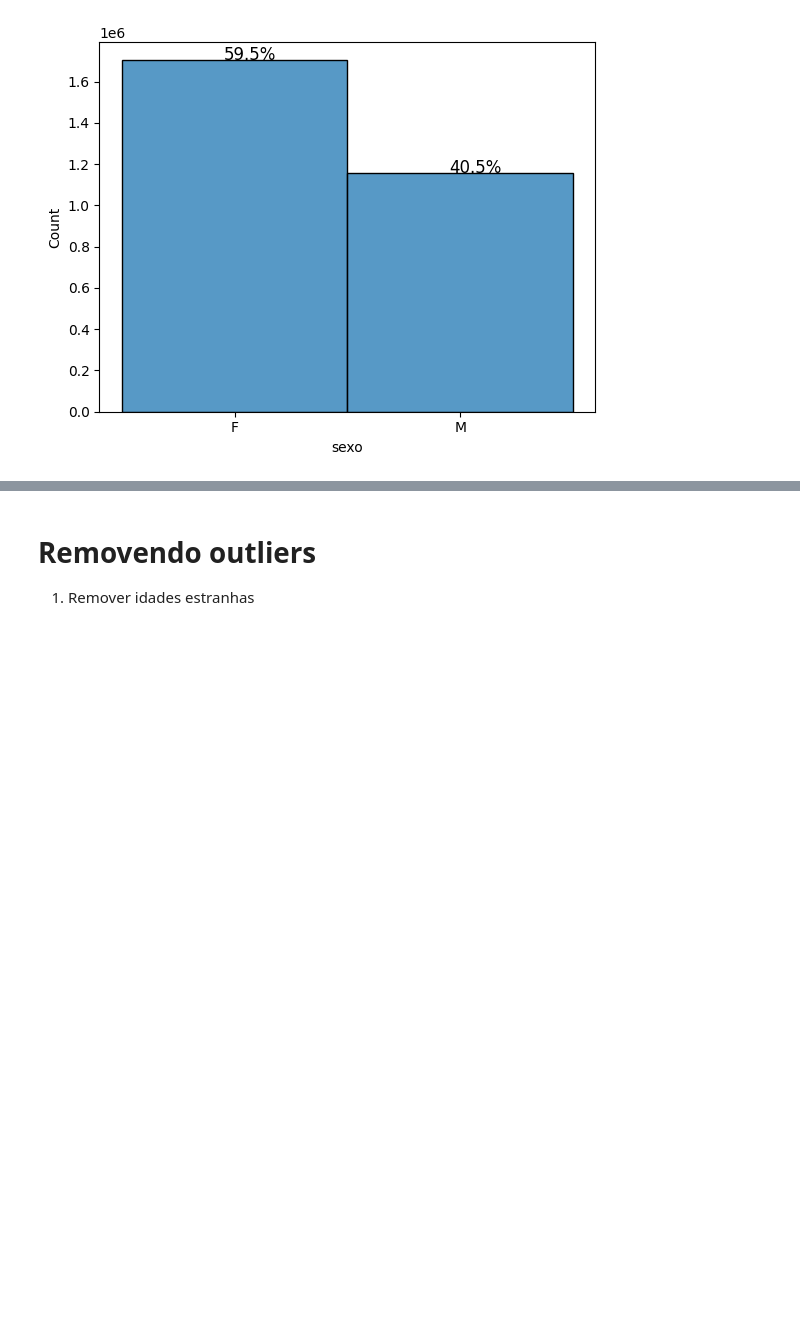
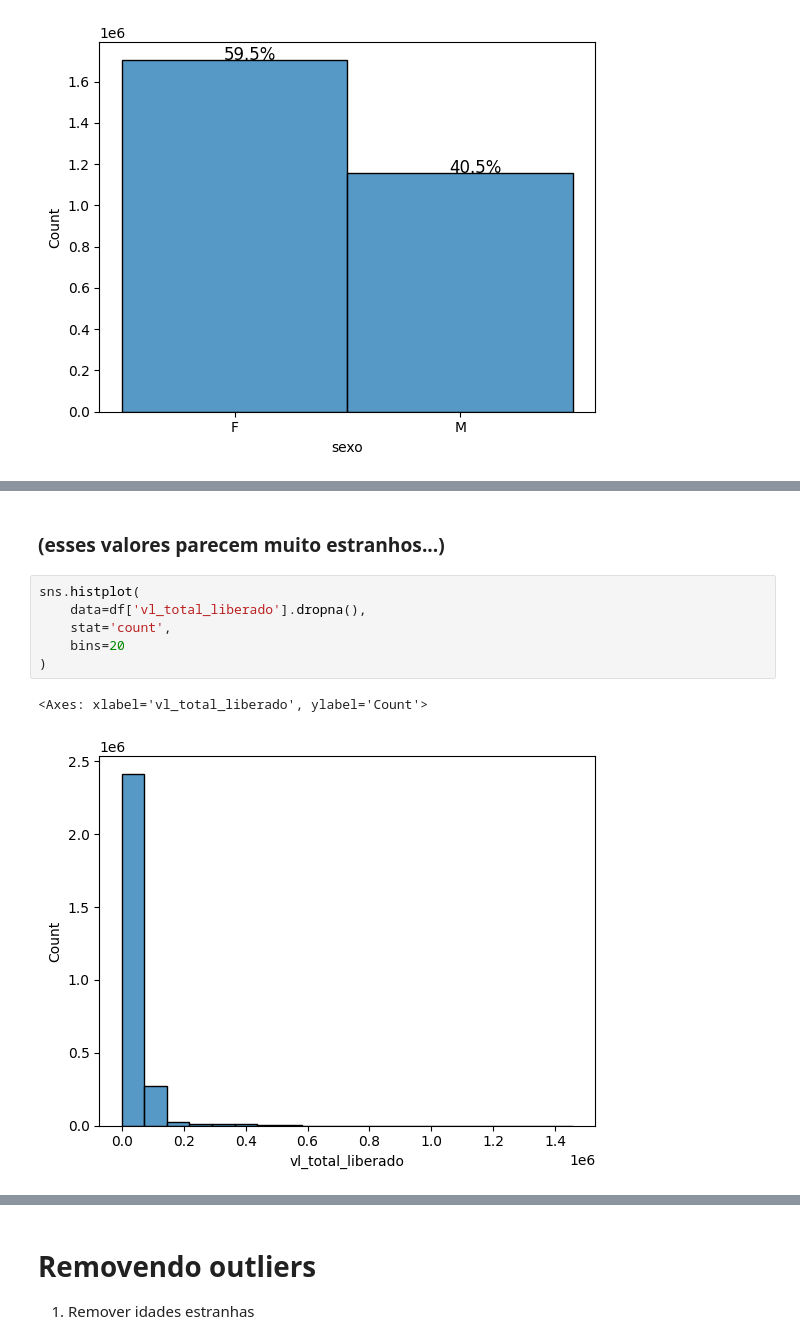
Before and after one commit to MarcosViniciusAraujo/puc-rio-aprendizado-automatico, a Jupyter notebook: Educacao_superior.ipynb, the cells around one changed output, grey strips where cells are left out. Saved outputs shown, nothing was run; the diff lists cells and outputs as text; blank space fills up the shorter version.

```diff
--- a/Educacao_superior.ipynb
+++ b/Educacao_superior.ipynb
@@ -397,0 +446,11 @@ without_hue(ax, df['sexo'])
+# %% [markdown]
+### (esses valores parecem muito estranhos...)
+# %%
+sns.histplot(
+    data=df['vl_total_liberado'].dropna(),
+    stat='count',
+    bins=20
+)
+# %% [output]
+<Axes: xlabel='vl_total_liberado', ylabel='Count'>
+[figure, added]
```
Also changed, not shown: parts of 16 cells of this notebook.
